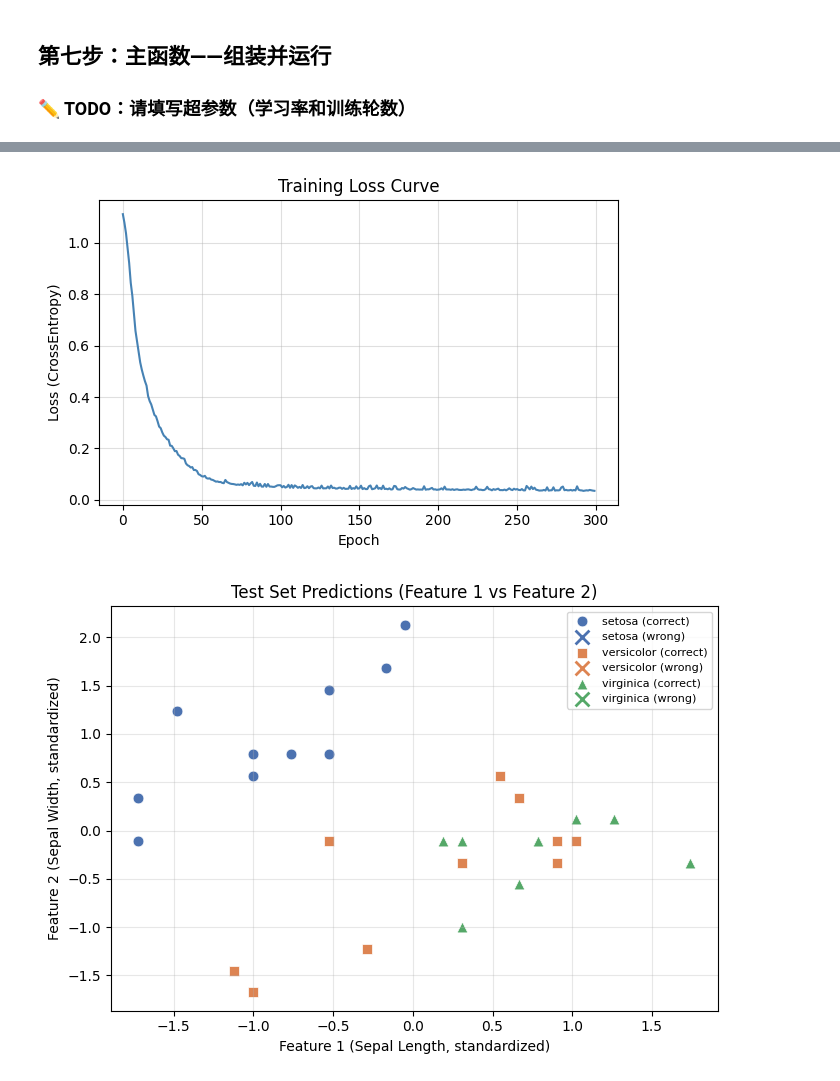
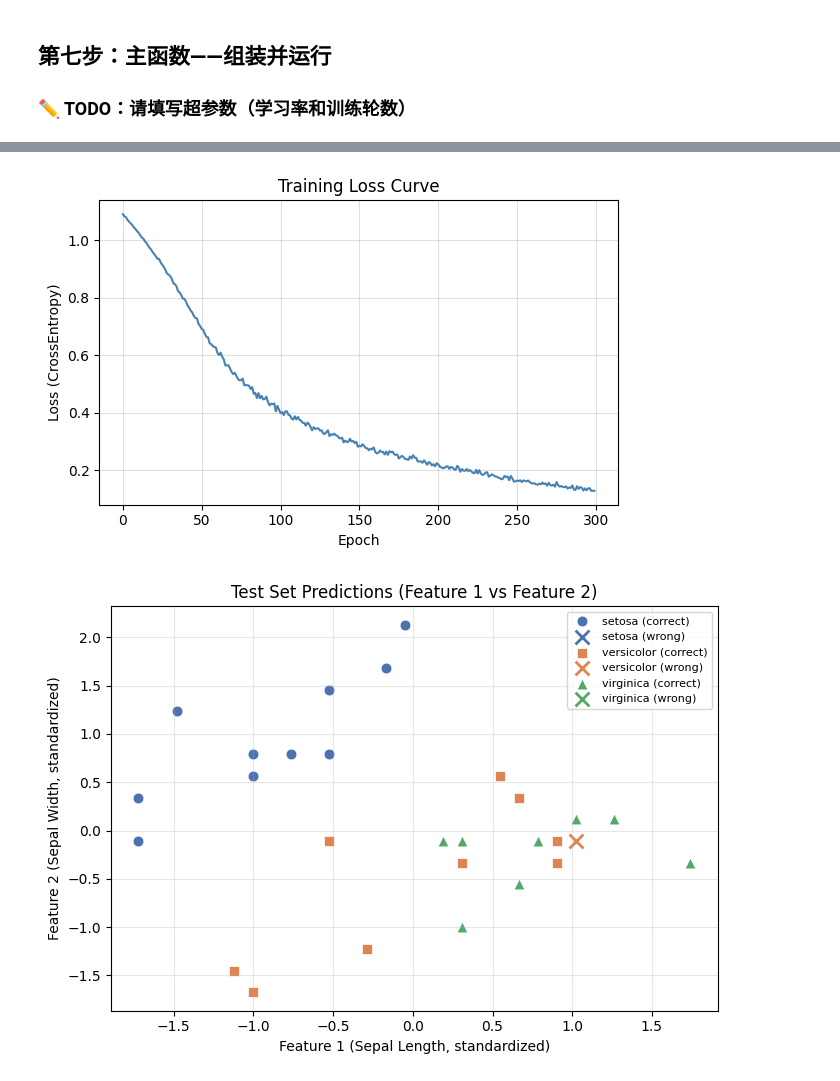
Before and after one commit to zoisythe/AI_Programming, a Jupyter notebook: Week_5/multiclass_nn_blank.ipynb, the cells around one changed output, grey strips where cells are left out. Cells and saved outputs as stored; diff of their text form; code cells hidden in the pictures.

```diff
--- a/Week_5/multiclass_nn_blank.ipynb
+++ b/Week_5/multiclass_nn_blank.ipynb
@@ -330,7 +330,7 @@ def main():
     criterion = nn.CrossEntropyLoss()   # YOUR CODE HERE
 
     # 提示：可选 optim.SGD 或 optim.Adam，需传入 model.parameters() 和 lr
-    optimizer = optim.SGD(model.parameters(), lr=learning_rate, momentum=0.9)   # YOUR CODE HERE
+    optimizer = optim.SGD(model.parameters(), lr=learning_rate)   # YOUR CODE HERE
     # ============================================
 
     # 训练、测试、可视化（已给出）
@@ -365,5 +365,5 @@ Epoch [ 10/300], Loss: 0.6165
   virginica           : 1.0000
-[figure, old version]
+[figure, new version]
 [figure]
 # %% [markdown]
 ## 🔬 思考与拓展
```
Also changed, not shown: parts of 2 cells of this notebook, 1 other file.
